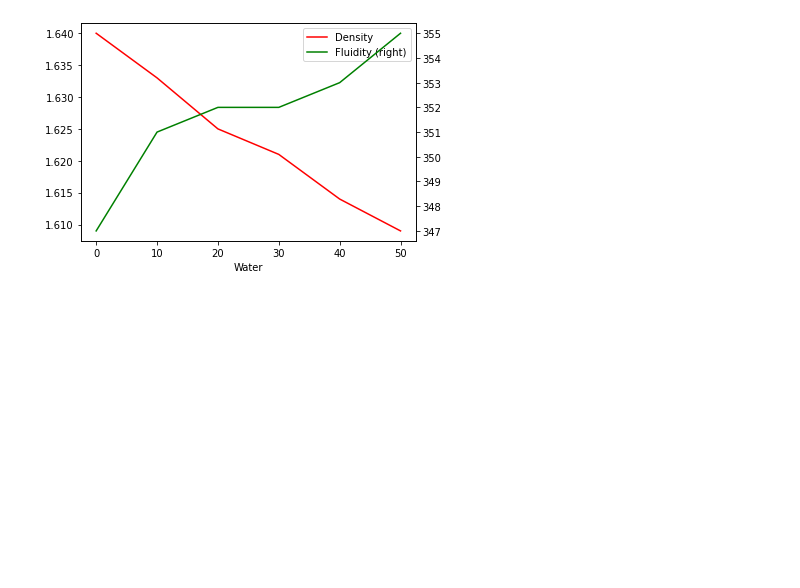
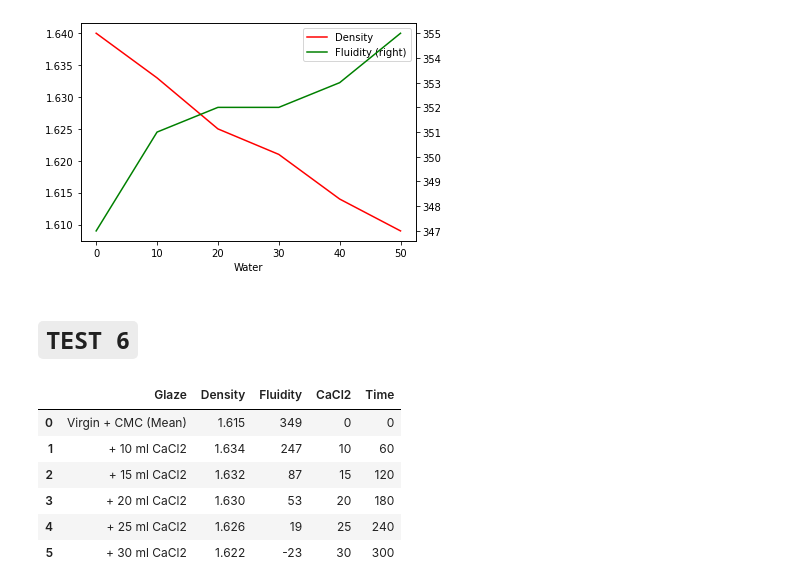
Before and after one commit to souzatya/Glaze-Additive-Predictor, a Jupyter notebook: Parametric_data_analysis_of_Brown_glaze.ipynb, the cells around one changed output. Saved outputs shown, nothing was run; the diff lists cells and outputs as text; code cells hidden in the pictures; blank space fills up the shorter version.

```diff
--- a/Parametric_data_analysis_of_Brown_glaze.ipynb
+++ b/Parametric_data_analysis_of_Brown_glaze.ipynb
@@ -183,3 +183,5 @@ df1.plot(ax = ax, x = 'Water', y = 'Fluidity', c = 'green', secondary_y = True)
 plt.show()
 # %% [output]
 [figure]
+# %% [markdown]
+# **`TEST 6`**
@@ -185,0 +191,12 @@ plt.show()
+# %%
+df1 = pd.read_excel('Glaze_test.xlsx', sheet_name = 'Test 6', skiprows = [1,2,3,4,5,6,7])
+
+df1
+# %% [output]
+|  | Glaze | Density | Fluidity | CaCl2 | Time |
+| 0 | Virgin + CMC (Mean) | 1.615 | 349 | 0 | 0 |
+| 1 | + 10 ml CaCl2 | 1.634 | 247 | 10 | 60 |
+| 2 | + 15 ml CaCl2 | 1.632 | 87 | 15 | 120 |
+| 3 | + 20 ml CaCl2 | 1.630 | 53 | 20 | 180 |
+| 4 | + 25 ml CaCl2 | 1.626 | 19 | 25 | 240 |
+| 5 | + 30 ml CaCl2 | 1.622 | -23 | 30 | 300 |
```
Also changed, not shown: parts of 2 cells of this notebook.
